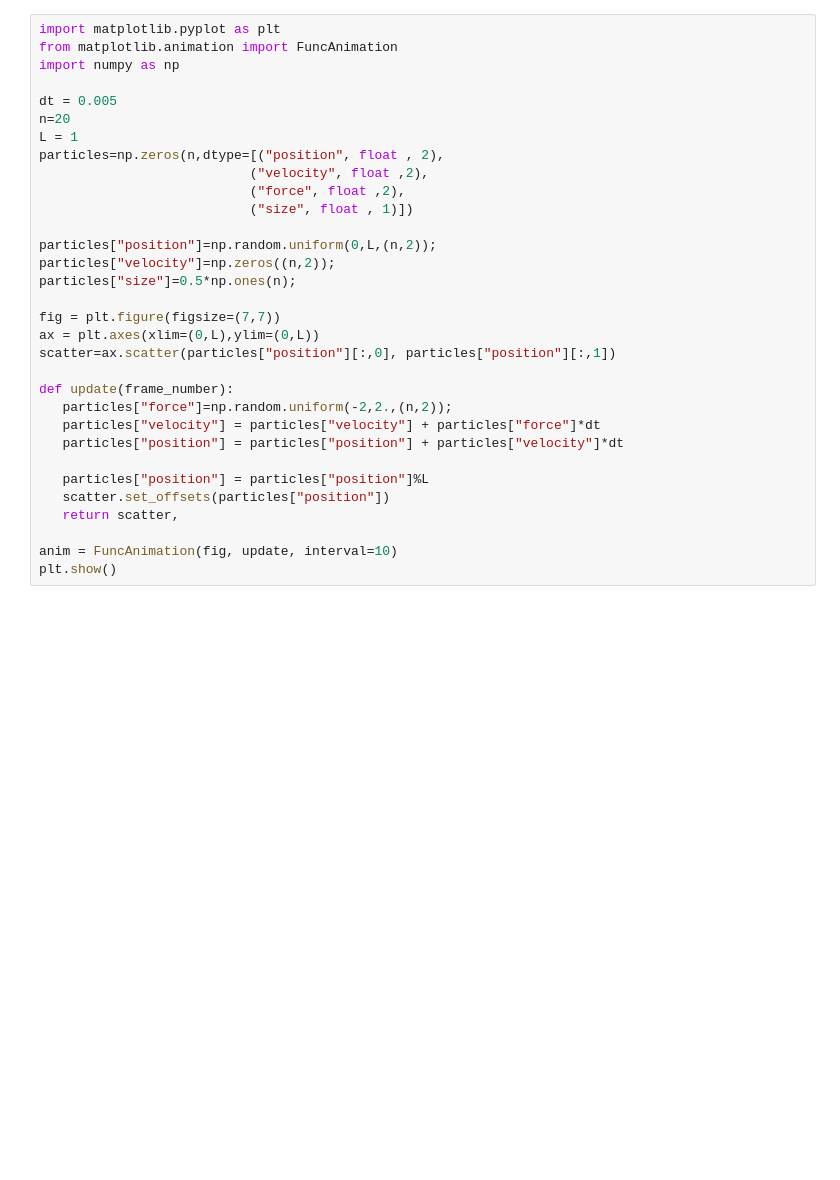
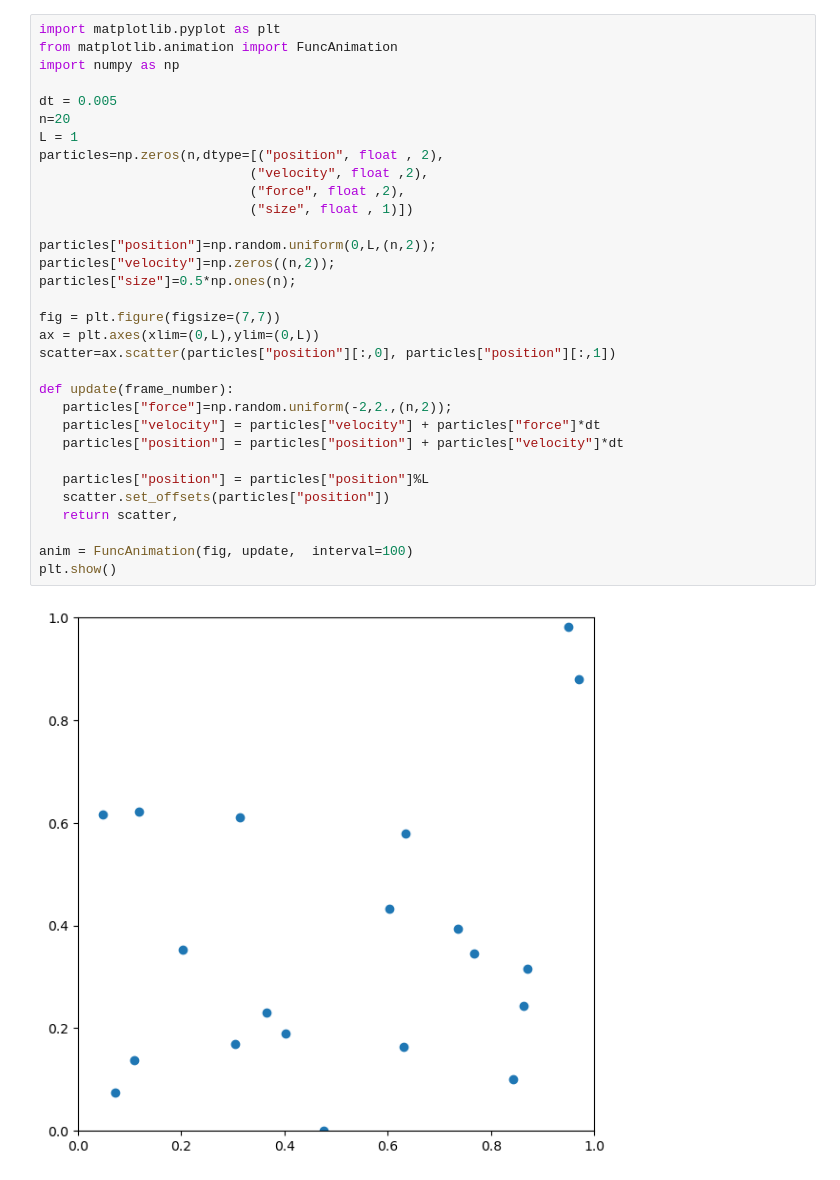
Before and after one commit to mikeg64/abm-examples, a Jupyter notebook: ecoag/animatescatter.ipynb, the cells around one changed output. Saved outputs shown, nothing was run; the diff lists cells and outputs as text; blank space fills up the shorter version.

```diff
--- a/ecoag/animatescatter.ipynb
+++ b/ecoag/animatescatter.ipynb
@@ -2,34 +2,36 @@
 import matplotlib.pyplot as plt
 from matplotlib.animation import FuncAnimation
 import numpy as np
 
 dt = 0.005
 n=20
 L = 1
 particles=np.zeros(n,dtype=[("position", float , 2),
                            ("velocity", float ,2),
                            ("force", float ,2),
                            ("size", float , 1)])
 
 particles["position"]=np.random.uniform(0,L,(n,2));
 particles["velocity"]=np.zeros((n,2));
 particles["size"]=0.5*np.ones(n);
 
 fig = plt.figure(figsize=(7,7))
 ax = plt.axes(xlim=(0,L),ylim=(0,L))
 scatter=ax.scatter(particles["position"][:,0], particles["position"][:,1])
 
 def update(frame_number):
    particles["force"]=np.random.uniform(-2,2.,(n,2));
    particles["velocity"] = particles["velocity"] + particles["force"]*dt
    particles["position"] = particles["position"] + particles["velocity"]*dt
 
    particles["position"] = particles["position"]%L
    scatter.set_offsets(particles["position"])
    return scatter,
 
-anim = FuncAnimation(fig, update, interval=10)
+anim = FuncAnimation(fig, update,  interval=100)
 plt.show()
+# %% [output]
+[figure, added]
 # %%
 import random
 import numpy as np
```
Also changed, not shown: parts of 1 cell of this notebook, 8 other files.
